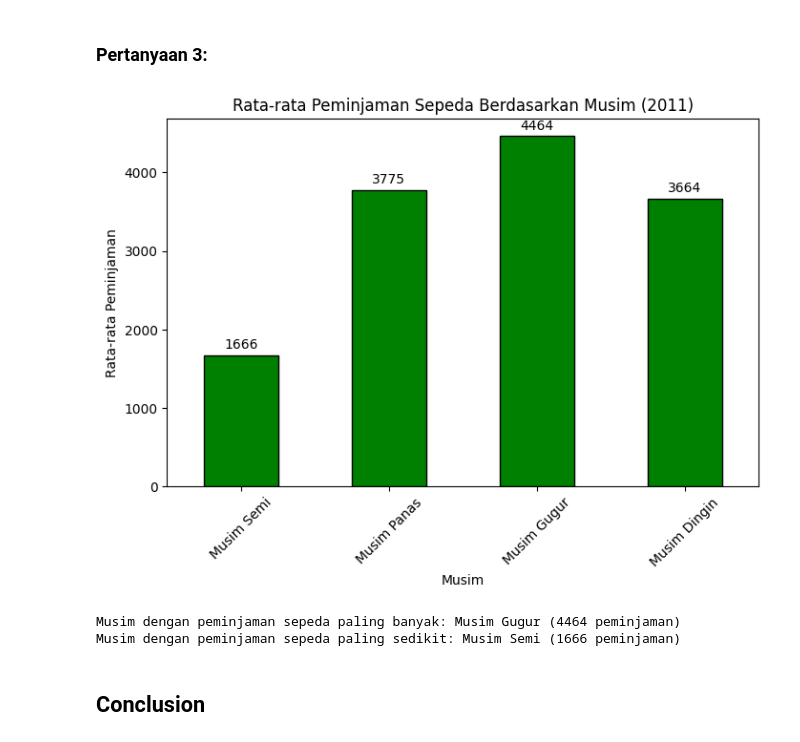
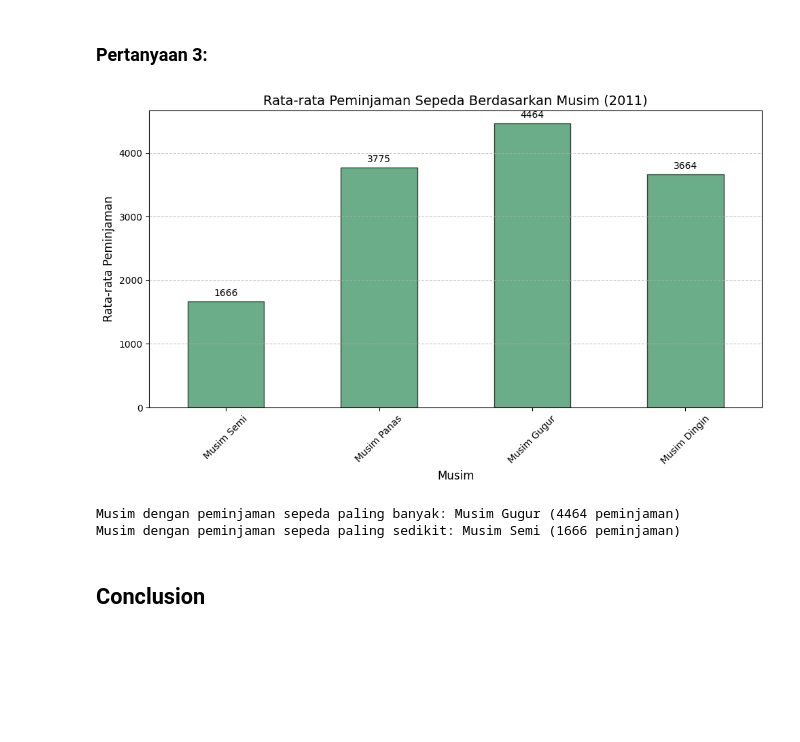
Before and after one commit to Achmaddd29/Analisis-Data, a Jupyter notebook: notebook.ipynb, the cells around one changed output. Cells and saved outputs as stored; diff of their text form; code cells hidden in the pictures; blank space fills up the shorter version.

```diff
--- a/notebook.ipynb
+++ b/notebook.ipynb
@@ -458,38 +561,45 @@ Name: cnt, dtype: object
 # %%
 # Rata-rata peminjaman sepeda per musim
 season_rental_avg = daily_data_2011.groupby('season')['cnt'].mean()
 
 # Nama musim
 season_names = {1: "Musim Semi", 2: "Musim Panas", 3: "Musim Gugur", 4: "Musim Dingin"}
 season_rental_avg.index = season_rental_avg.index.map(season_names)
 
-# Membuat diagram batang
-plt.figure(figsize=(8, 5))
-ax = season_rental_avg.plot(kind='bar', color='green', edgecolor='black')
+# Membuat diagram batang dengan penyesuaian
+plt.figure(figsize=(10, 6))
+ax = season_rental_avg.plot(kind='bar', color='seagreen', edgecolor='black', alpha=0.7)
 
-# Menambahkan rincian total dalam bentuk integer di bawah setiap batang
+# Menambahkan rincian total dalam bentuk integer di atas setiap batang agar terlihat jelas
 for i, v in enumerate(season_rental_avg):
-    ax.text(i, v + 50, f'{int(v)}', ha='center', va='bottom', fontsize=10)
+    ax.text(i, v + 50, f'{int(v)}', ha='center', va='bottom', fontsize=10, color='black')
 
 # Menambahkan judul dan label
-plt.title("Rata-rata Peminjaman Sepeda Berdasarkan Musim (2011)")
-plt.xlabel("Musim")
-plt.ylabel("Rata-rata Peminjaman")
+plt.title("Rata-rata Peminjaman Sepeda Berdasarkan Musim (2011)", fontsize=14)
+plt.xlabel("Musim", fontsize=12)
+plt.ylabel("Rata-rata Peminjaman", fontsize=12)
 plt.xticks(rotation=45)
+plt.grid(axis='y', linestyle='--', alpha=0.7)
+
+# Menyesuaikan sumbu Y agar tidak terlalu sempit dan ada sedikit ruang di atas batang
+plt.ylim(0, season_rental_avg.max() + 200)
+
+# Menampilkan plot
+plt.tight_layout()
 plt.show()
 
 # Menentukan musim dengan peminjaman tertinggi dan terendah
 max_season = season_rental_avg.idxmax()
 min_season = season_rental_avg.idxmin()
 
 max_rentals = season_rental_avg.max()
 min_rentals = season_rental_avg.min()
 
 # Menampilkan hasil musim dengan peminjaman tertinggi dan terendah
 print(f"Musim dengan peminjaman sepeda paling banyak: {max_season} ({int(max_rentals)} peminjaman)")
 print(f"Musim dengan peminjaman sepeda paling sedikit: {min_season} ({int(min_rentals)} peminjaman)")
 # %% [output]
-[figure, old version]
+[figure, new version]
 Musim dengan peminjaman sepeda paling banyak: Musim Gugur (4464 peminjaman)
 Musim dengan peminjaman sepeda paling sedikit: Musim Semi (1666 peminjaman)
 # %% [markdown]
```
Also changed, not shown: parts of 15 cells of this notebook.
